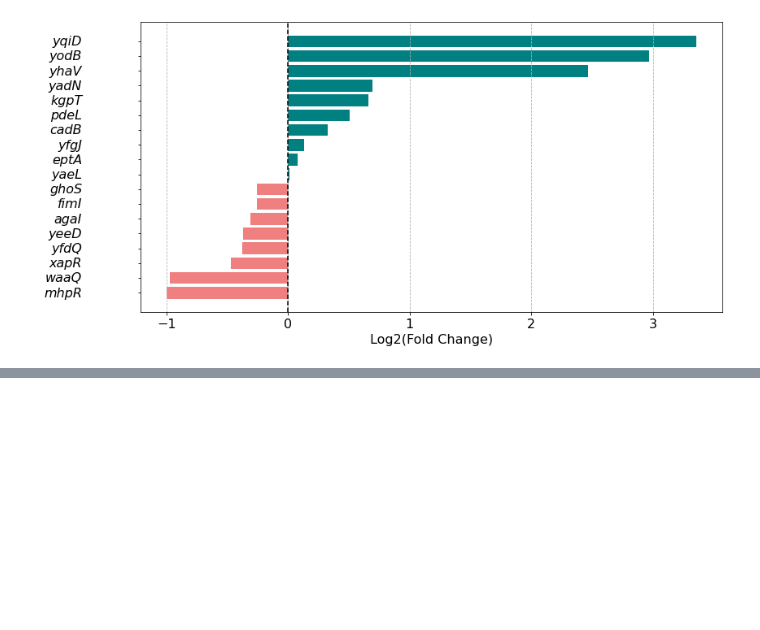
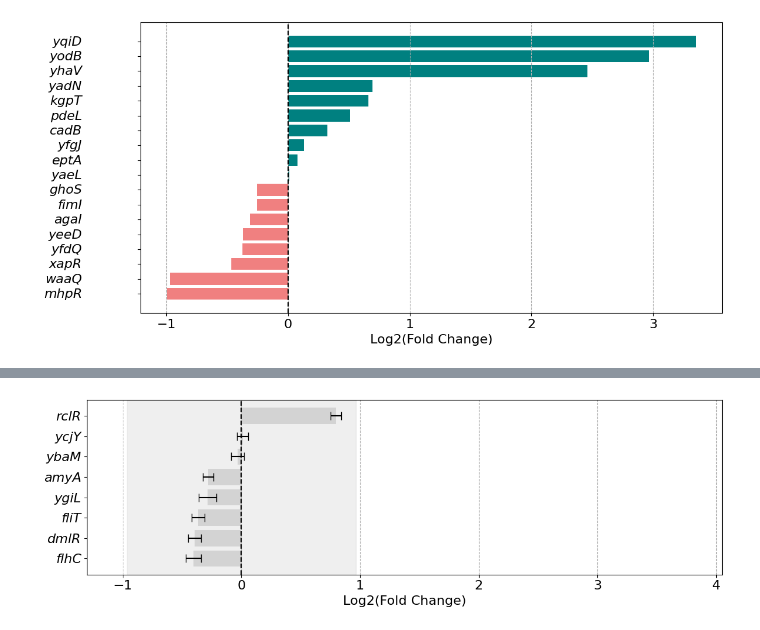
Before and after one commit to microbial-pangenomes-lab/bacterial_transcription, a Jupyter notebook: scripts/chone's_test_foldenrichment.ipynb, the cells around one changed output, grey strips where cells are left out. Cells and saved outputs as stored; diff of their text form; code cells hidden in the pictures; blank space fills up the shorter version.

```diff
--- a/scripts/chone's_test_foldenrichment.ipynb
+++ b/scripts/chone's_test_foldenrichment.ipynb
@@ -58,0 +54,5 @@ Large effect size: d = 0.8
+# %%
+nc = pd.read_csv('../data/20260731/normalised_gfp_notarget.tsv', sep = '\t', index_col = 0)
+nc = nc[nc.index >= 400]
+print(f'{nc.shape[1] // 2} genes, {nc.shape[0]} time points ({nc.index.min()}-{nc.index.max()} min)')
+nc.head(5)
@@ -111,0 +119,14 @@ Compute fold enrichment for each test sample compared to its control
+# %%
+def pair_values(frame, gene):
+    """The ctrl and test columns of one gene, on their shared time points."""
+    pair = frame[[f'{gene}-ctrl', f'{gene}-test']].dropna()
+    return pair[f'{gene}-ctrl'], pair[f'{gene}-test']
+
+
+nc_groups = sorted(set([c.split('-')[0] for c in nc.columns]))
+
+nc_effect = pd.DataFrame([
+    {'Gene_promoter': gene, 'effect_size': cohens(*pair_values(nc, gene))}
+    for gene in nc_groups
+])
+nc_effect.sort_values('effect_size', ascending = False)
@@ -323,0 +387,55 @@ plt.show()
+# %%
+nc_sorted = nc_res.sort_values('Log2_Fold_Enrichment')
+nc_errors = nc_sorted['Log2_Error']
+
+nc_colors = ['lightgrey' if abs(fe) <= noise_cut
+             else ('lightcoral' if fe < 0 else 'teal')
+             for fe in nc_sorted['Log2_Fold_Enrichment']]
+
+plt.figure(figsize=(12, 4))
+plt.rcParams.update({'font.size': 16})
+nc_positions = np.arange(len(nc_sorted))
+
+plt.axvspan(-noise_cut, noise_cut, color='grey', alpha=0.12, zorder=0,
+            label=f'within assay noise (±{noise_cut:.2f})')
+
+plt.barh(nc_positions,
+         nc_sorted['Log2_Fold_Enrichment'],
+         color=nc_colors,
+         xerr=nc_errors,
+         capsize=5,
+         zorder=2)
+
+plt.yticks(nc_positions, nc_sorted['Gene'], fontsize=16, fontstyle='italic')
+
+for y, (fe, err) in enumerate(zip(nc_sorted['Log2_Fold_Enrichment'], nc_errors)):
+    label = noise_stars(fe)
+    if label:
+        tip = fe + err if fe >= 0 else fe - err
+        plt.text(tip + (0.09 if fe >= 0 else -0.09), y, label, va='center',
+                 ha='left' if fe >= 0 else 'right', fontsize=15)
+
+plt.xlabel('Log2(Fold Change)')
+plt.grid(axis='x', linestyle='--')
+# plt.legend(loc='lower right', fontsize=11)
+
+plt.xlim(-1.3, 4.05)
+plt.tight_layout()
+plt.axvline(x=0, color='black', linestyle='--')
+
+plt.savefig('sup_figure_6a.png',
+            dpi=300,
+            bbox_inches='tight',
+            transparent=True
+           )
+plt.savefig('sup_figure_6a.svg',
+            dpi=300, bbox_inches='tight',
+            transparent=True)
+
+plt.show()
+
+print(nc_sorted[['Gene', 'Fold_Enrichment', 'Log2_Fold_Enrichment', 'robust_z',
+                 'effect_size', 'Adjusted_P_Value']].to_string(
+    index=False, float_format=lambda v: f'{v:.4g}'))
+# %% [output]
+[figure, added]
```
Also changed, not shown: parts of 14 cells of this notebook.
